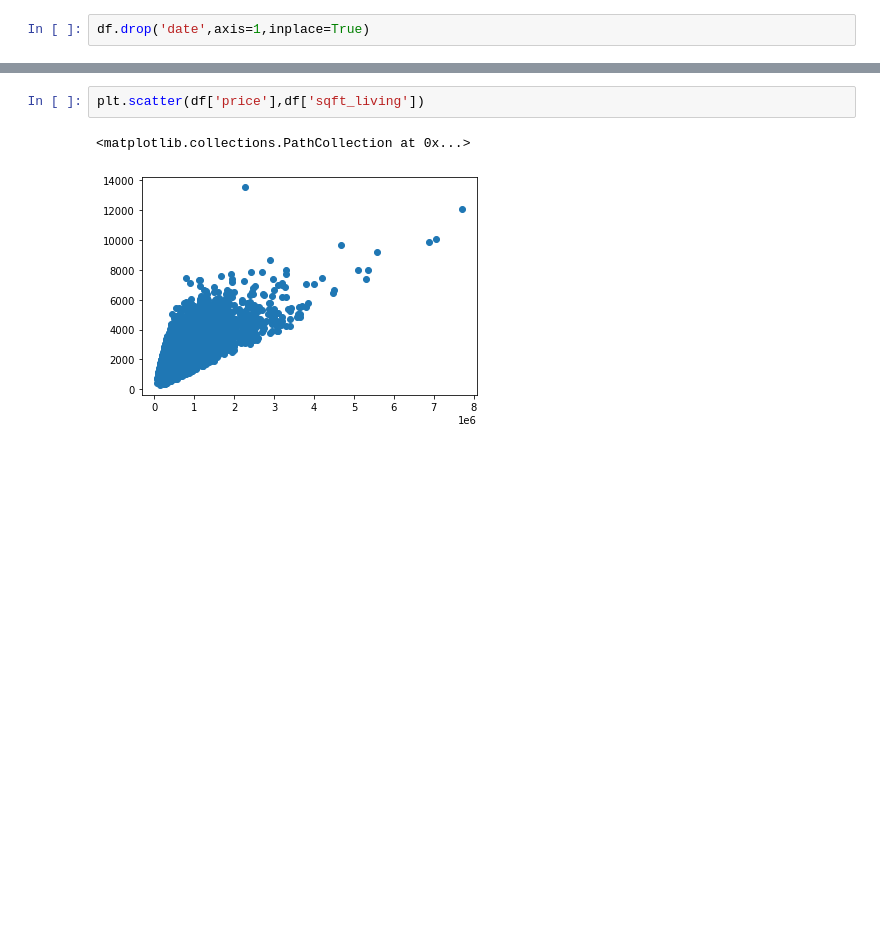
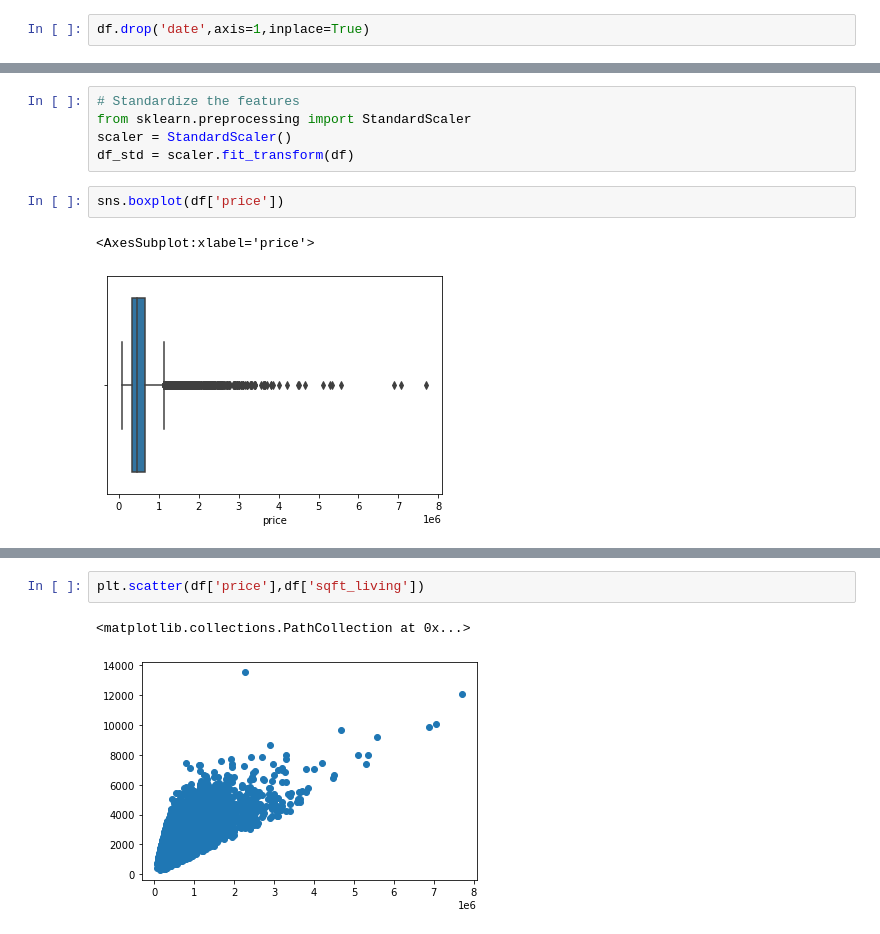
Before and after one commit to grappeefruitt/schulich_data_science, a Jupyter notebook: kc_house.ipynb, the cells around one changed output, grey strips where cells are left out. Cells and saved outputs as stored; diff of their text form; blank space fills up the shorter version.

```diff
--- a/kc_house.ipynb
+++ b/kc_house.ipynb
@@ -75,0 +110,10 @@ array([0, 3, 4, 2, 1])
+# %%
+# Standardize the features
+from sklearn.preprocessing import StandardScaler
+scaler = StandardScaler()
+df_std = scaler.fit_transform(df)
+# %%
+sns.boxplot(df['price'])
+# %% [output]
+<AxesSubplot:xlabel='price'>
+[figure, added]
```
Also changed, not shown: parts of 77 cells of this notebook.
